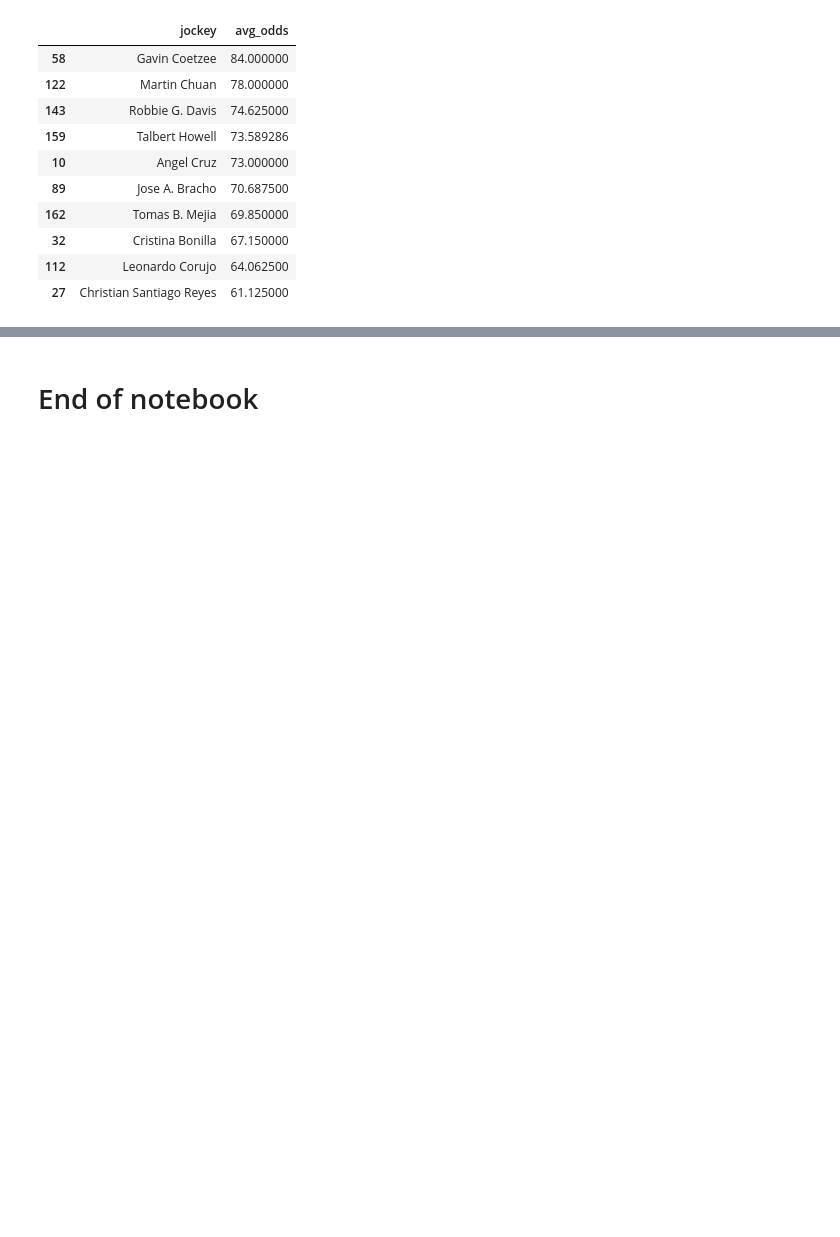
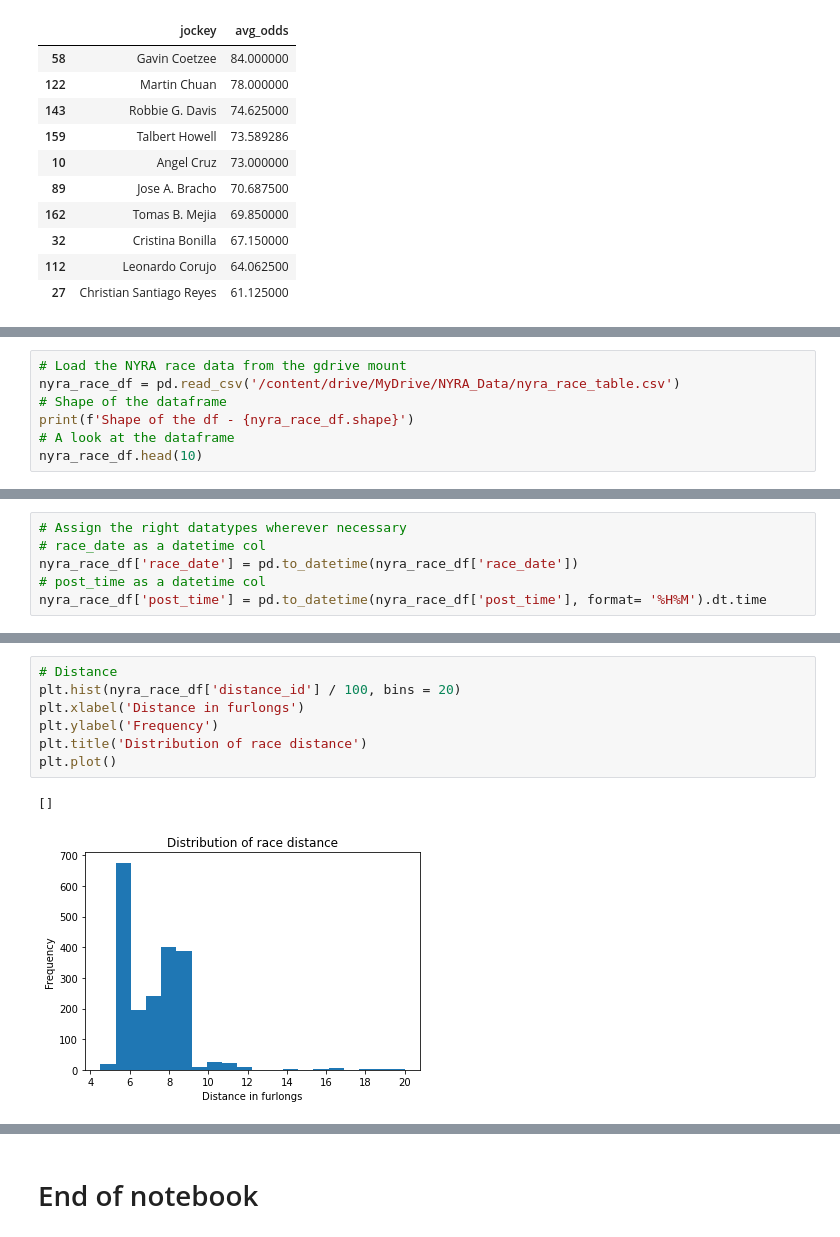
Before and after one commit to parthnaik13/NYRA, a Jupyter notebook: 1_1_NYRA_EDA_general.ipynb, the cells around one changed output, grey strips where cells are left out. Cells and saved outputs as stored; diff of their text form; blank space fills up the shorter version.

```diff
--- a/1_1_NYRA_EDA_general.ipynb
+++ b/1_1_NYRA_EDA_general.ipynb
@@ -299,0 +351,7 @@ temp.head(10)
+# %%
+# Load the NYRA race data from the gdrive mount
+nyra_race_df = pd.read_csv('/content/drive/MyDrive/NYRA_Data/nyra_race_table.csv')
+# Shape of the dataframe
+print(f'Shape of the df - {nyra_race_df.shape}')
+# A look at the dataframe
+nyra_race_df.head(10)
@@ -299,0 +390,6 @@ temp.head(10)
+# %%
+# Assign the right datatypes wherever necessary
+# race_date as a datetime col
+nyra_race_df['race_date'] = pd.to_datetime(nyra_race_df['race_date'])
+# post_time as a datetime col
+nyra_race_df['post_time'] = pd.to_datetime(nyra_race_df['post_time'], format= '%H%M').dt.time
@@ -299,0 +421,10 @@ temp.head(10)
+# %%
+# Distance
+plt.hist(nyra_race_df['distance_id'] / 100, bins = 20)
+plt.xlabel('Distance in furlongs')
+plt.ylabel('Frequency')
+plt.title('Distribution of race distance')
+plt.plot()
+# %% [output]
+[]
+[figure, added]
```
Also changed, not shown: parts of 18 cells of this notebook.
